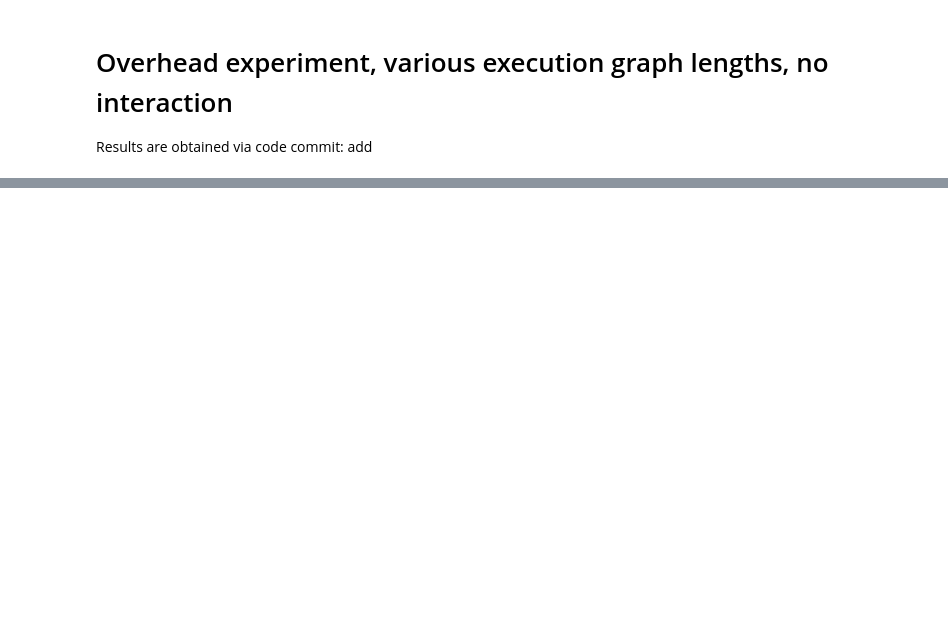
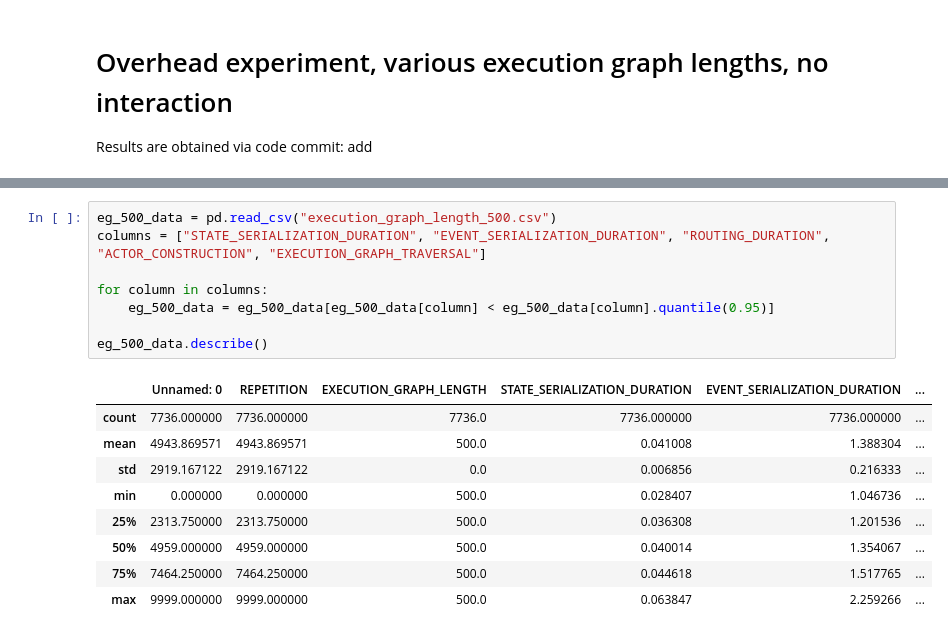
Before and after one commit to delftdata/stateflow-evaluation, a Jupyter notebook: results/overhead/overhead_results.ipynb, the cells around one changed output, grey strips where cells are left out. Drawn from its saved outputs; the diff is of its cells as text; blank space fills up the shorter version.

```diff
--- a/results/overhead/overhead_results.ipynb
+++ b/results/overhead/overhead_results.ipynb
@@ -199,0 +213,18 @@ plt.show()
+# %%
+eg_500_data = pd.read_csv("execution_graph_length_500.csv")
+columns = ["STATE_SERIALIZATION_DURATION", "EVENT_SERIALIZATION_DURATION", "ROUTING_DURATION", "ACTOR_CONSTRUCTION", "EXECUTION_GRAPH_TRAVERSAL"]
+
+for column in columns:
+    eg_500_data = eg_500_data[eg_500_data[column] < eg_500_data[column].quantile(0.95)]
+
+eg_500_data.describe()
+# %% [output]
+|  | Unnamed: 0 | REPETITION | EXECUTION_GRAPH_LENGTH | STATE_SERIALIZATION_DURATION | EVENT_SERIALIZATION_DURATION | ... |
+| count | 7736.000000 | 7736.000000 | 7736.0 | 7736.000000 | 7736.000000 | ... |
+| mean | 4943.869571 | 4943.869571 | 500.0 | 0.041008 | 1.388304 | ... |
+| std | 2919.167122 | 2919.167122 | 0.0 | 0.006856 | 0.216333 | ... |
+| min | 0.000000 | 0.000000 | 500.0 | 0.028407 | 1.046736 | ... |
+| 25% | 2313.750000 | 2313.750000 | 500.0 | 0.036308 | 1.201536 | ... |
+| 50% | 4959.000000 | 4959.000000 | 500.0 | 0.040014 | 1.354067 | ... |
+| 75% | 7464.250000 | 7464.250000 | 500.0 | 0.044618 | 1.517765 | ... |
+| max | 9999.000000 | 9999.000000 | 500.0 | 0.063847 | 2.259266 | ... |
```
Also changed, not shown: parts of 9 cells of this notebook.
